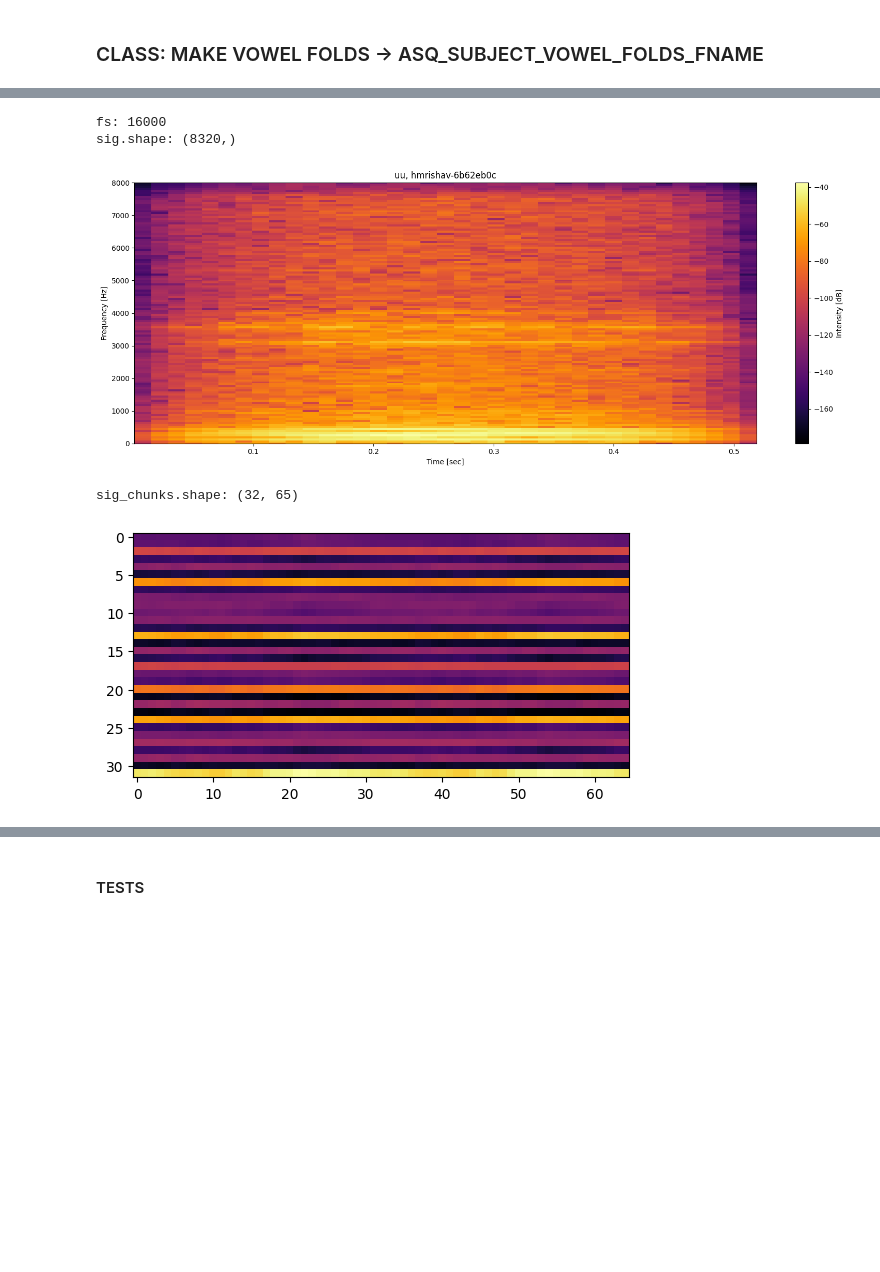
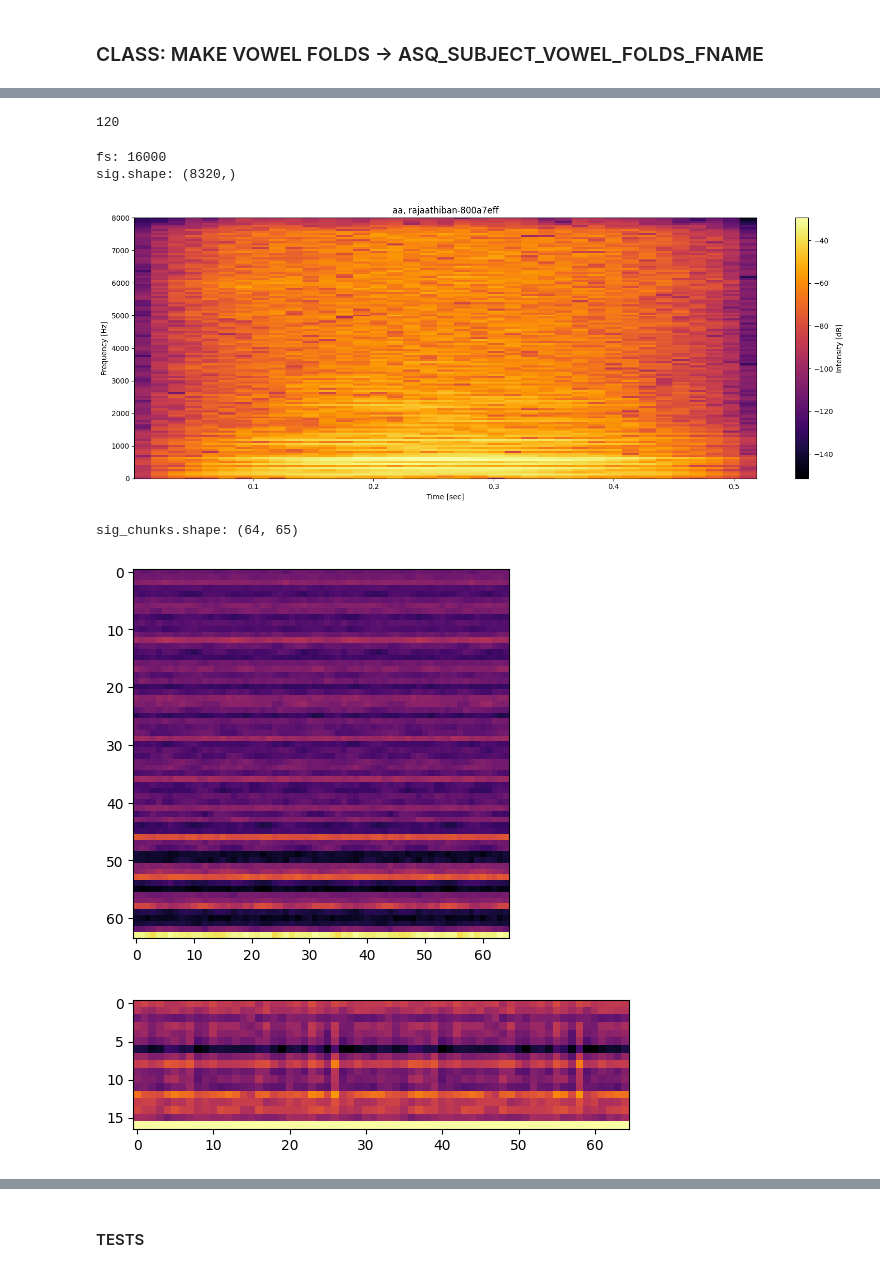
Before and after one commit to vaguebrownfox01/asquire-corpus_etl, a Jupyter notebook: c_asq-dataloader.ipynb, the cells around one changed output, grey strips where cells are left out. Saved outputs shown, nothing was run; the diff lists cells and outputs as text; code cells hidden in the pictures; blank space fills up the shorter version.

```diff
--- a/c_asq-dataloader.ipynb
+++ b/c_asq-dataloader.ipynb
@@ -301,9 +438,33 @@ label_stat_df = asq_datafolds.ASQ_SUB_LABEL_STAT_DF; label_stat_df
 # %% [markdown]
 ### CLASS: MAKE VOWEL FOLDS -> ASQ_SUBJECT_VOWEL_FOLDS_FNAME
+# %%
+class VowelFolds(StimFolds):
+
+    FOLD_LABELS: ['aa', 'ee', 'uu']
+
+
+    ASQ_SUBJECT_VOWEL_FOLDS_FNAME = f"asq_subject_vowel_folds"
+
+    N_FOLDS: int
+
+    ASQ_LABEL_FOLD_DF: pd.DataFrame
+    ASQ_LABEL_SPLIT_DF: pd.DataFrame
+
+    def __init__(self, annotation_csv: str, n_folds: int) -> None:
+        super().__init__(annotation_csv, )
+
+        self.N_FOLDS = n_folds
+
+        self.ASQ_LABEL_FOLD_DF = self.sub_label_filt(self.ASQ_SUB_LABEL_STAT_DF)
+        self.ASQ_LABEL_SPLIT_DF = self.split_chunks(self.ASQ_LABEL_FOLD_DF)
+
+
+asq_labelfolds = StimFolds(ASQ_LABELS_CSV, n_folds=5, labels=['ii', 'xx'])
+label_split_df = asq_labelfolds.ASQ_LABEL_SPLIT_DF; label_split_df
 # %%
-class VowelFolds(DataFolds):
+class VowelFolds(StimStats):
 
-    VOW_LABELS = ['aa', 'ee', 'uu']
+    VOW_LABELS = ['aa'] #, 'ee', 'uu', 'ss', 'zz']
 
     PAD = 0.0
     WIN_DUR = 0.52
@@ -312,18 +473,19 @@ class VowelFolds(DataFolds):
     FOLD_k = "fold"
     TOTAL_k = "total"
 
-    ASQ_SUBJECT_VOWEL_FOLDS_FNAME = "asq_subject_vowel_folds"
+    ASQ_SUBJECT_VOWEL_FOLDS_FNAME = "asq_subject_vowel_folds_f"
 
     N_FOLDS: int
 
     ASQ_VOWEL_FOLD_DF: pd.DataFrame
+    ASQ_VOWEL_SPLIT_DF: pd.DataFrame
 
     def __init__(self, annotation_csv: str, folds: int) -> None:
         super().__init__(annotation_csv)
 
         self.N_FOLDS = folds
 
-        self.ASQ_VOWEL_FOLD_DF = self.sub_vowel_filt()
+        self.ASQ_VOWEL_FOLD_DF = self.sub_vowel_filt(self.ASQ_SUB_LABEL_STAT_DF)
         self.ASQ_VOWEL_SPLIT_DF = self.split_chunks(self.ASQ_VOWEL_FOLD_DF)
 
 
@@ -428,7 +590,7 @@ class VowelFolds(DataFolds):
 
 
 asq_vowelfolds = VowelFolds(ASQ_LABELS_CSV, folds=5)
-vow_split_df = asq_vowelfolds.ASQ_VOWEL_SPLIT_DF; vow_split_df
+label_split_df = asq_vowelfolds.ASQ_VOWEL_SPLIT_DF; label_split_df
 # %% [output]
 |  | app_code | sub_id | file_class | file_xindex | score | file_format | file_name | file_path | file_match | ... |
 | 0 | webapp-asquire-mox | adarsh-d13557e5 | aa | 2 | 10.0 | wav | webapp-asquire-mox_adarsh-d13557e... | report_v12/asquire_data/adarsh-d1... | webapp-asquire-mox_adarsh-d13557e... | ... |
@@ -455,11 +617,16 @@ asq_vowelfolds.get_fold_stats(vow_split_df)
+# %%
+asq_vowelfolds.get_subjects(label_split_df).__len__()
+# %% [output]
+120
 # %%
-asq_vowelfolds.viz_random_chunk(vow_split_df)
+asq_vowelfolds.viz_random_chunk(label_split_df)
 # %% [output]
 fs: 16000
 sig.shape: (8320,)
-[figure, old version]
+[figure, new version]
-sig_chunks.shape: (32, 65)
+sig_chunks.shape: (64, 65)
-[figure, old version]
+[figure, new version]
+[figure, added]
 [interactive output not drawn]
 # %% [markdown]
 #### TESTS
```
Also changed, not shown: parts of 7 cells of this notebook, 1 other file.
